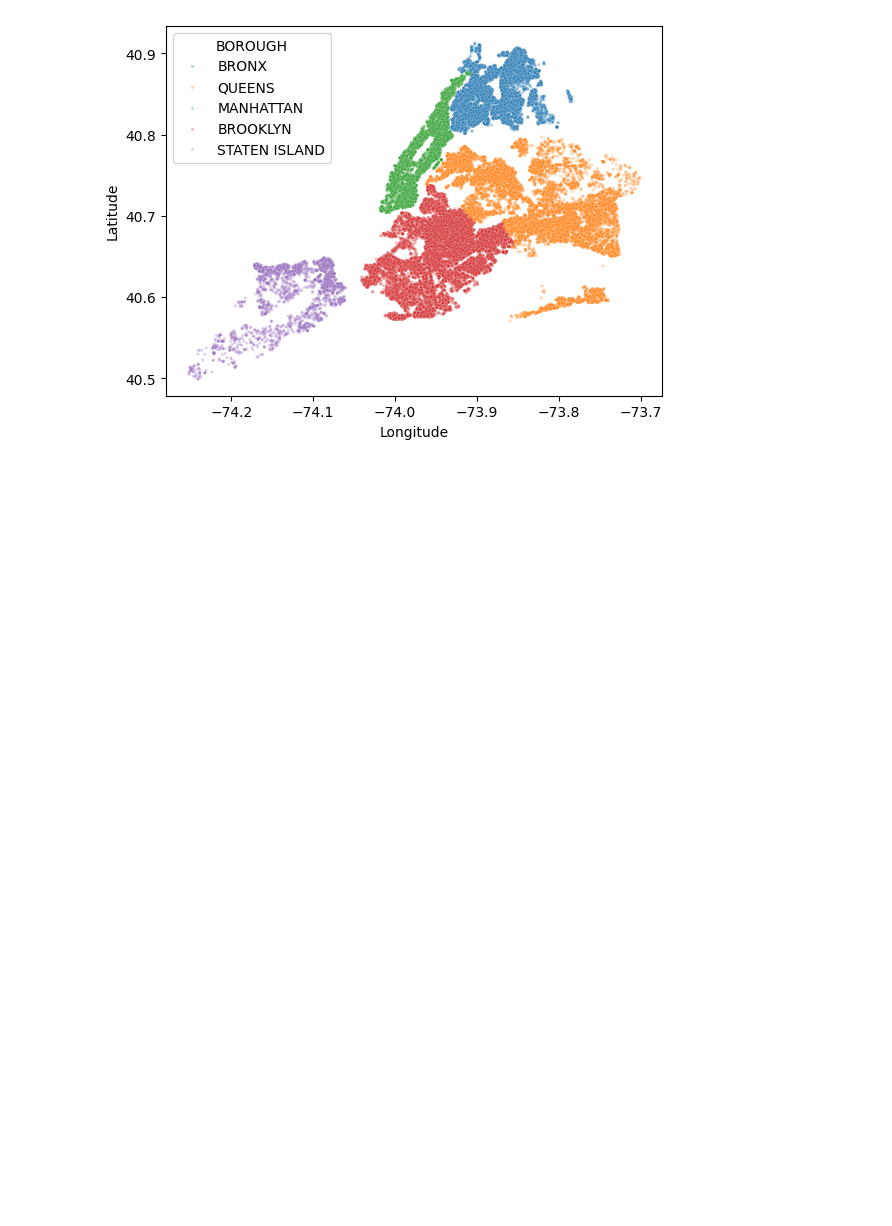
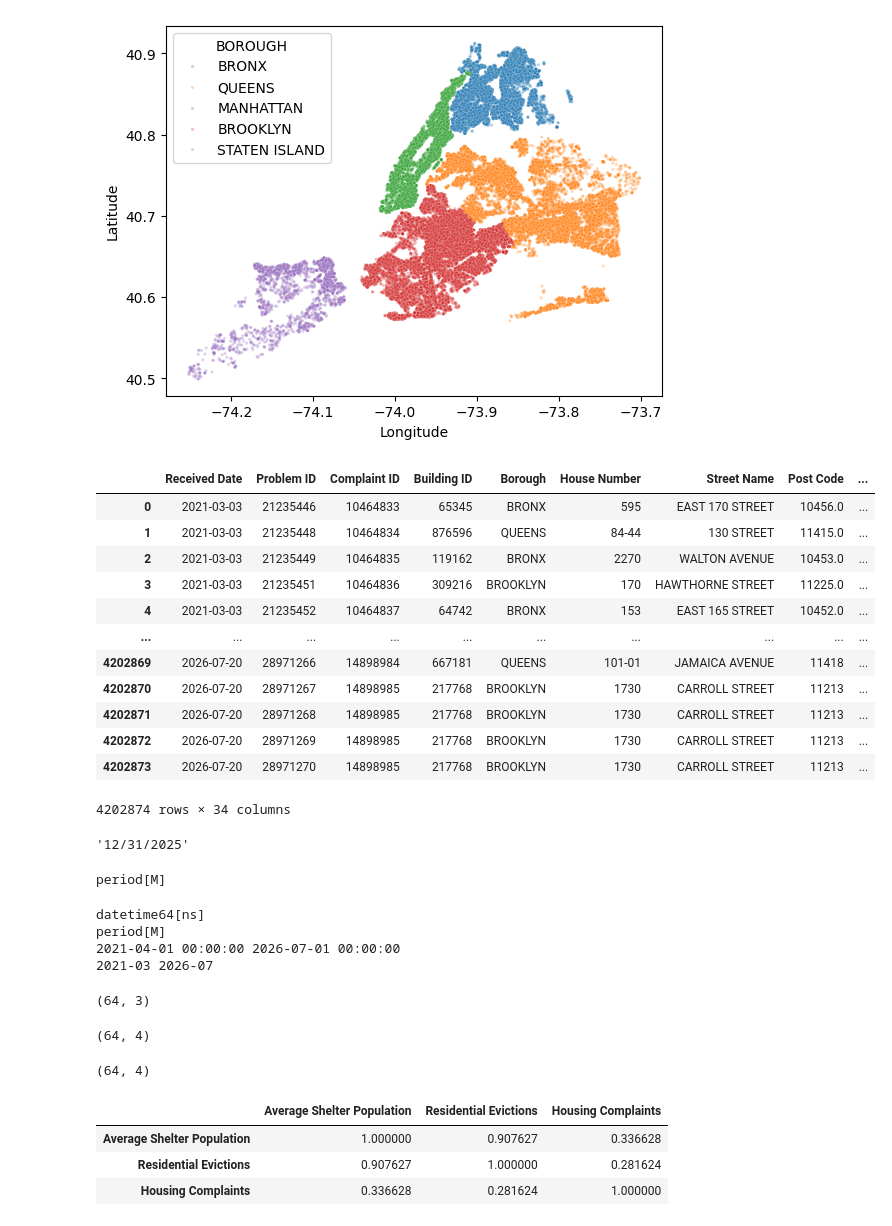
Before and after one commit to abs1106/Better-NY-Shelter-Buildings, a Jupyter notebook: nyc_shelter_data_proj/Untitled.ipynb, the cells around one changed output. Cells and saved outputs as stored; diff of their text form; code cells hidden in the pictures; blank space fills up the shorter version.

```diff
--- a/nyc_shelter_data_proj/Untitled.ipynb
+++ b/nyc_shelter_data_proj/Untitled.ipynb
@@ -499,3 +498,24 @@ sns.scatterplot(
 # %% [output]
 <Axes: xlabel='Longitude', ylabel='Latitude'>
 [figure]
+# %%
+df_complaints
+# %% [output]
+|  | Received Date | Problem ID | Complaint ID | Building ID | Borough | House Number | Street Name | Post Code | ... |
+| 0 | 2021-03-03 | 21235446 | 10464833 | 65345 | BRONX | 595 | EAST 170 STREET | 10456.0 | ... |
+| 1 | 2021-03-03 | 21235448 | 10464834 | 876596 | QUEENS | 84-44 | 130 STREET | 11415.0 | ... |
+| 2 | 2021-03-03 | 21235449 | 10464835 | 119162 | BRONX | 2270 | WALTON AVENUE | 10453.0 | ... |
+| 3 | 2021-03-03 | 21235451 | 10464836 | 309216 | BROOKLYN | 170 | HAWTHORNE STREET | 11225.0 | ... |
+| 4 | 2021-03-03 | 21235452 | 10464837 | 64742 | BRONX | 153 | EAST 165 STREET | 10452.0 | ... |
+| ... | ... | ... | ... | ... | ... | ... | ... | ... | ... |
+| 4202869 | 2026-07-20 | 28971266 | 14898984 | 667181 | QUEENS | 101-01 | JAMAICA AVENUE | 11418 | ... |
+| 4202870 | 2026-07-20 | 28971267 | 14898985 | 217768 | BROOKLYN | 1730 | CARROLL STREET | 11213 | ... |
+| 4202871 | 2026-07-20 | 28971268 | 14898985 | 217768 | BROOKLYN | 1730 | CARROLL STREET | 11213 | ... |
+| 4202872 | 2026-07-20 | 28971269 | 14898985 | 217768 | BROOKLYN | 1730 | CARROLL STREET | 11213 | ... |
+| 4202873 | 2026-07-20 | 28971270 | 14898985 | 217768 | BROOKLYN | 1730 | CARROLL STREET | 11213 | ... |
+4202874 rows × 34 columns
+# %%
+#df_complaints['Received Date'].min()
+df_complaints['Received Date'].max()
+# %% [output]
+'12/31/2025'
@@ -501,0 +543,5 @@ sns.scatterplot(
+# %%
+df_comb['Month_Year'].dtype
+complaints_monthly['Month_Year'].dtype
+# %% [output]
+period[M]
@@ -501,0 +583,40 @@ sns.scatterplot(
+# %%
+print(df_comb['Month_Year'].dtype)
+print(complaints_monthly['Month_Year'].dtype)
+
+print(df_comb['Month_Year'].min(), df_comb['Month_Year'].max())
+print(
+    complaints_monthly['Month_Year'].min(),
+    complaints_monthly['Month_Year'].max()
+)
+# %% [output]
+datetime64[ns]
+period[M]
+2021-04-01 00:00:00 2026-07-01 00:00:00
+2021-03 2026-07
+# %%
+df_comb.shape
+# %% [output]
+(64, 3)
+# %%
+df_final = pd.merge(
+    df_comb,
+    complaints_monthly,
+    on='Month_Year',
+    how='inner'
+)
+
+df_final.shape
+# %% [output]
+(64, 4)
+# %%
+df_final.shape
+# %% [output]
+(64, 4)
+# %%
+df_final.corr(numeric_only=True)
+# %% [output]
+|  | Average Shelter Population | Residential Evictions | Housing Complaints |
+| Average Shelter Population | 1.000000 | 0.907627 | 0.336628 |
+| Residential Evictions | 0.907627 | 1.000000 | 0.281624 |
+| Housing Complaints | 0.336628 | 0.281624 | 1.000000 |
```
Also changed, not shown: parts of 10 cells of this notebook, 1 other file.
